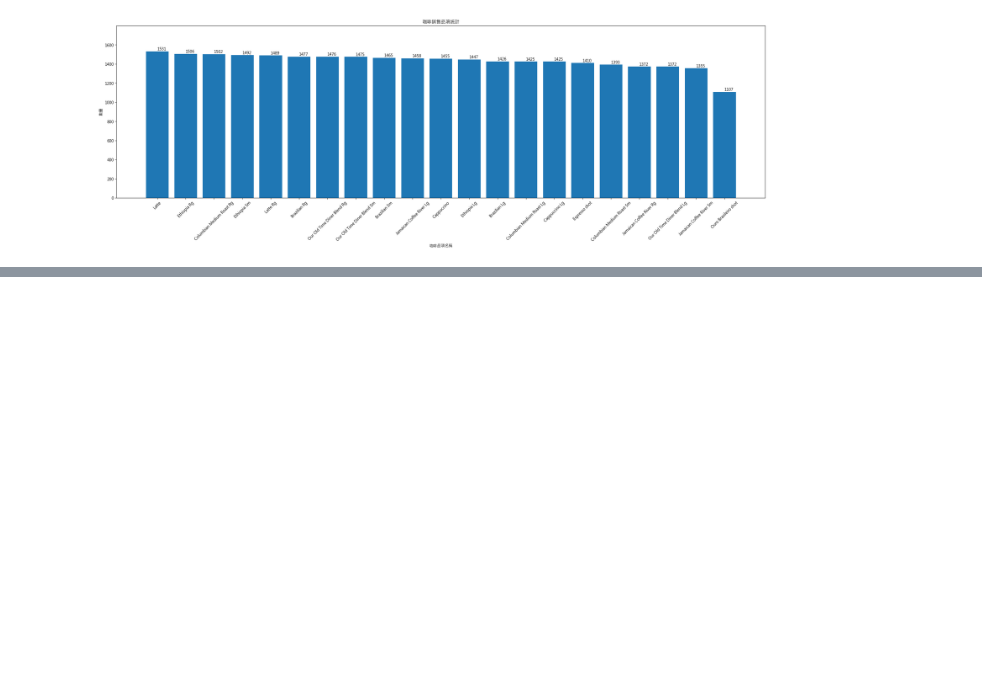
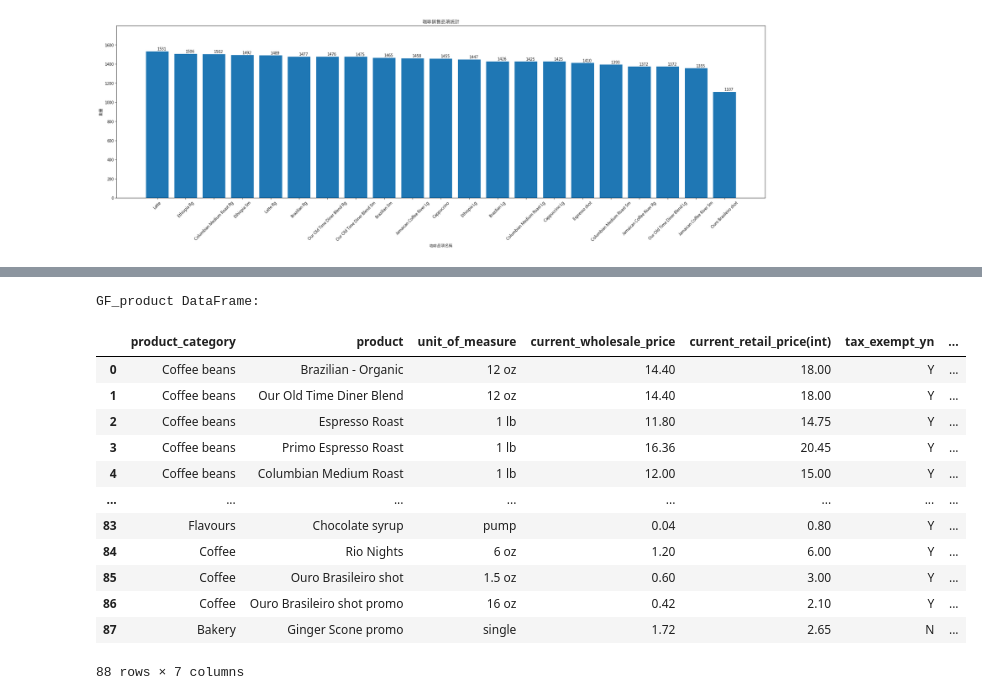
Before and after one commit to evayang1223/Python-Projects, a Jupyter notebook: coffee project_notebook.ipynb, the cells around one changed output, grey strips where cells are left out. Drawn from its saved outputs; the diff is of its cells as text; code cells hidden in the pictures; blank space fills up the shorter version.

```diff
--- a/coffee project_notebook.ipynb
+++ b/coffee project_notebook.ipynb
@@ -95,0 +281,20 @@ plt.show()
+# %%
+#計算毛利
+GF_product['profit']=GF_product['current_retail_price(int)']-GF_product['current_wholesale_price']
+print("GF_product DataFrame:")
+display(GF_product)
+# %% [output]
+GF_product DataFrame:
+|  | product_category | product | unit_of_measure | current_wholesale_price | current_retail_price(int) | tax_exempt_yn | ... |
+| 0 | Coffee beans | Brazilian - Organic | 12 oz | 14.40 | 18.00 | Y | ... |
+| 1 | Coffee beans | Our Old Time Diner Blend | 12 oz | 14.40 | 18.00 | Y | ... |
+| 2 | Coffee beans | Espresso Roast | 1 lb | 11.80 | 14.75 | Y | ... |
+| 3 | Coffee beans | Primo Espresso Roast | 1 lb | 16.36 | 20.45 | Y | ... |
+| 4 | Coffee beans | Columbian Medium Roast | 1 lb | 12.00 | 15.00 | Y | ... |
+| ... | ... | ... | ... | ... | ... | ... | ... |
+| 83 | Flavours | Chocolate syrup | pump | 0.04 | 0.80 | Y | ... |
+| 84 | Coffee | Rio Nights | 6 oz | 1.20 | 6.00 | Y | ... |
+| 85 | Coffee | Ouro Brasileiro shot | 1.5 oz | 0.60 | 3.00 | Y | ... |
+| 86 | Coffee | Ouro Brasileiro shot promo | 16 oz | 0.42 | 2.10 | Y | ... |
+| 87 | Bakery | Ginger Scone promo | single | 1.72 | 2.65 | N | ... |
+88 rows × 7 columns
```
Also changed, not shown: parts of 18 cells of this notebook.
